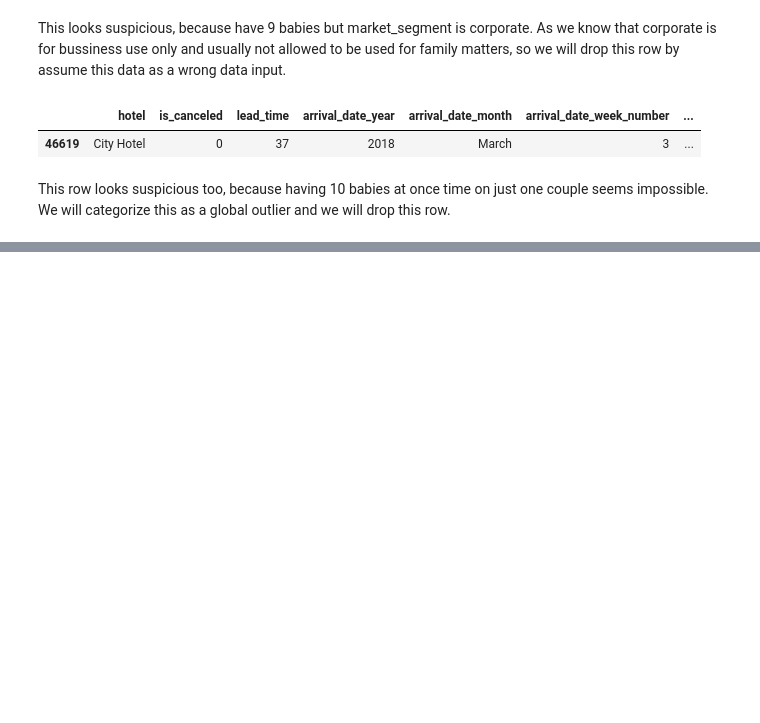
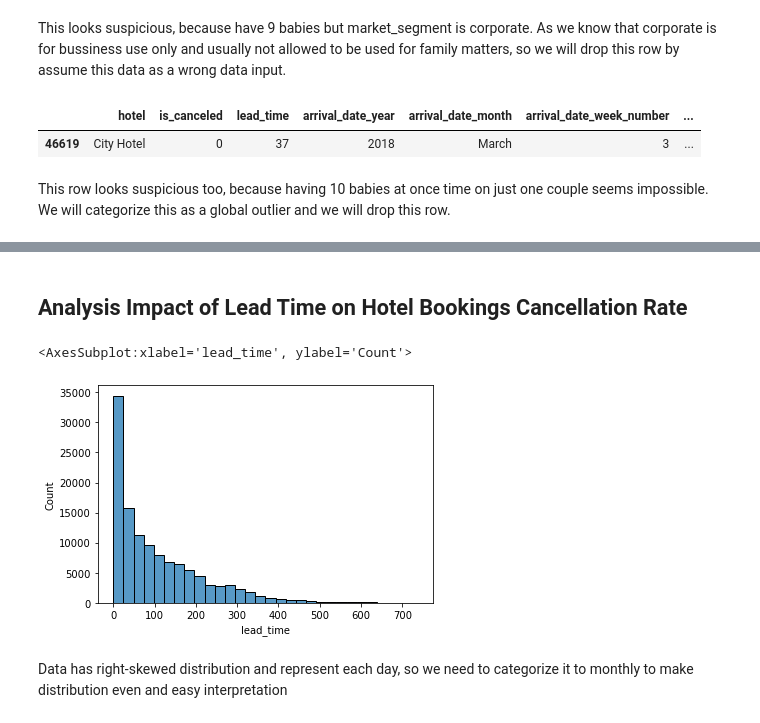
Before and after one commit to maulanaycb/Investigate-Business-Hotel-using-Data-Visualization, a Jupyter notebook: Mini Project 2.ipynb, the cells around one changed output, grey strips where cells are left out. Saved outputs shown, nothing was run; the diff lists cells and outputs as text; code cells hidden in the pictures; blank space fills up the shorter version.

```diff
--- a/Mini Project 2.ipynb
+++ b/Mini Project 2.ipynb
@@ -348,0 +541,10 @@ df = df[df['babies']!=10]
+# %% [markdown]
+## Analysis Impact of Lead Time on Hotel Bookings Cancellation Rate
+# %%
+#first take a look at lead_time column distribution
+sns.histplot(data=df, x="lead_time", bins=30)
+# %% [output]
+<AxesSubplot:xlabel='lead_time', ylabel='Count'>
+[figure, added]
+# %% [markdown]
+Data has right-skewed distribution and represent each day, so we need to categorize it to monthly to make distribution even and easy interpretation
```
Also changed, not shown: parts of 27 cells of this notebook.
